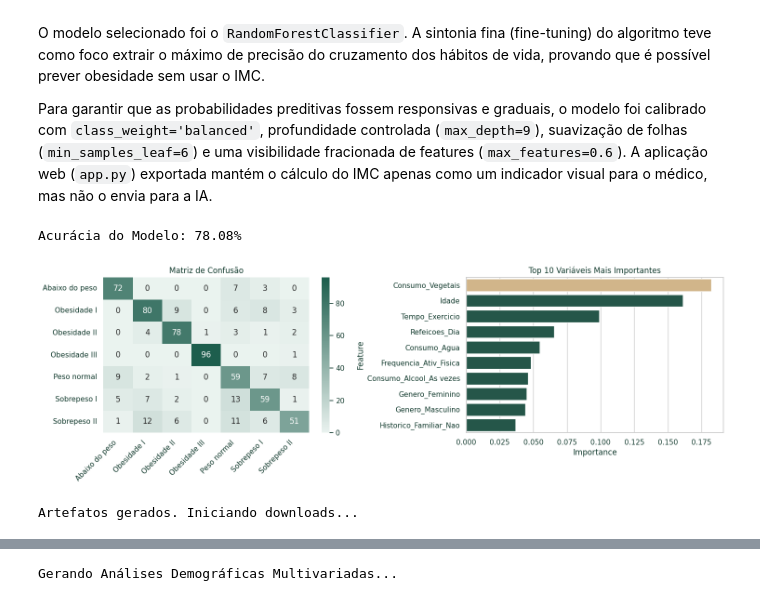
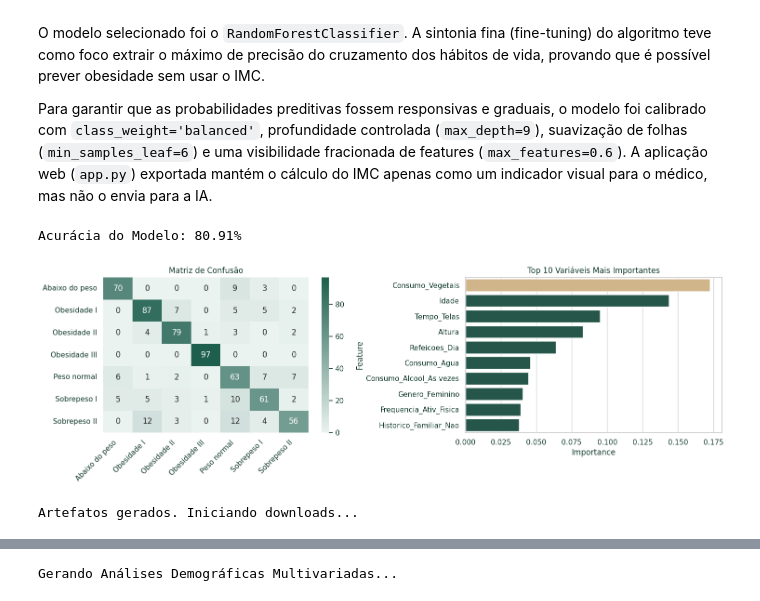
Before and after one commit to andersonserrico/notebooks-Grupo_45, a Jupyter notebook: Tech_Fase_4_Grupo_45_VFinal.ipynb, the cells around one changed output, grey strips where cells are left out. Drawn from its saved outputs; the diff is of its cells as text; code cells hidden in the pictures.

Commit message:
Versao Final
Ajustes finais do modelo para a entrega

Em vez de Tempo_exercicio, Tempo_tela para ficar alinhado com o Strimlit

```diff
--- a/Tech_Fase_4_Grupo_45_VFinal.ipynb
+++ b/Tech_Fase_4_Grupo_45_VFinal.ipynb
@@ -19,6 +21,7 @@ import joblib
 import io
 import sklearn
 import xlsxwriter
+from IPython.display import display, Markdown
 from google.colab import files
 from sklearn.model_selection import train_test_split
 from sklearn.compose import ColumnTransformer
@@ -59,7 +62,7 @@ traducao_colunas = {
     'CH2O': ('Consumo_Agua', 0),
     'SCC': ('Monitora_Calorias', {'yes': 'Sim', 'no': 'Nao'}),
     'FAF': ('Frequencia_Ativ_Fisica', 0),
-    'TUE': ('Tempo_Exercicio', 0),
+    'TUE': ('Tempo_Telas', 0),
     'CALC': ('Consumo_Alcool', {'no': 'Nao', 'Sometimes': 'As vezes', 'Frequently': 'Frequentemente', 'Always': 'Sempre'}),
     'MTRANS': ('Meio_Transporte', {'Automobile': 'Carro', 'Motorbike': 'Moto', 'Public_Transportation': 'Transporte Publico', 'Bike': 'Bicicleta', 'Walking': 'A pe'}),
     'Obesity': ('Classe_Peso', {'Insufficient_Weight': 'Abaixo do peso', 'Normal_Weight': 'Peso normal', 'Overweight_Level_I': 'Sobrepeso I', 'Overweight_Level_II': 'Sobrepeso II', 'Obesity_Type_I': 'Obesidade I', 'Obesity_Type_II': 'Obesidade II', 'Obesity_Type_III': 'Obesidade III'})
@@ -91,11 +94,11 @@ def carregar_obesidade(arquivo, tipo):
 
     # Engenharia de Features (Cálculo do IMC e Score de Atividade)
     df["IMC"] = round(df["Peso"] / (df["Altura"] ** 2), 2)
-    df['Score_Atividade'] = df['Frequencia_Ativ_Fisica'] * df['Tempo_Exercicio']
+    df['Score_Atividade'] = df['Frequencia_Ativ_Fisica'] * df['Tempo_Telas']
 
     # Tratamentos de texto para base de análise
     if tipo == 'analise':
-        colunas_escala = ['Consumo_Vegetais', 'Refeicoes_Dia', 'Consumo_Agua', 'Frequencia_Ativ_Fisica', 'Tempo_Exercicio']
+        colunas_escala = ['Consumo_Vegetais', 'Refeicoes_Dia', 'Consumo_Agua', 'Frequencia_Ativ_Fisica', 'Tempo_Telas']
         for col in colunas_escala:
             df[col] = df[col].round().astype(int)
 
@@ -103,7 +106,7 @@ def carregar_obesidade(arquivo, tipo):
         df['Refeicoes_Dia'] = df['Refeicoes_Dia'].map({1: '1 refeicao', 2: '2 refeicoes', 3: '3 refeicoes', 4: '4 ou mais'})
         df['Consumo_Agua'] = df['Consumo_Agua'].map({1: '< 1 L/dia', 2: '1-2 L/dia', 3: '> 2 L/dia'})
         df['Frequencia_Ativ_Fisica'] = df['Frequencia_Ativ_Fisica'].map({0: 'Nenhuma', 1: '1-2 dias/sem', 2: '3-4 dias/sem', 3: '5+ dias/sem'})
-        df['Tempo_Exercicio'] = df['Tempo_Exercicio'].map({0: '0-2 h/dia', 1: '3-5 h/dia', 2: '> 5 h/dia'})
+        df['Tempo_Telas'] = df['Tempo_Telas'].map({0: '0-2 h/dia', 1: '3-5 h/dia', 2: '> 5 h/dia'})
 
         df['Faixa_Etaria'] = pd.cut(df['Idade'], bins=[0, 12, 17, 39, 59, float('inf')], labels=['Infantil','Adolescente', 'Jovem Adulto', 'Adulto Meia Idade', 'Idoso'])
 
@@ -154,6 +159,6 @@ Para evitar vazamento de dados (*data leakage*) e focar o algoritmo puramente no
 # %%
 # Remoção de Peso, Altura e IMC para focar 100% nas features comportamentais e genéticas
-X = df_modelo.drop(columns=['Classe_Peso', 'Peso', 'Altura', 'IMC'])
+X = df_modelo.drop(columns=['Classe_Peso', 'Peso', 'IMC'])
 y = df_modelo['Classe_Peso']
 
 # Separação de treino e teste (com estratificação)
@@ -287,7 +292,7 @@ if st.button("Gerar Diagnóstico"):
             'Refeicoes_Dia': ref_map.get(refeicoes, 3), 'Consumo_Entre_Refeicoes': lanches,
             'Fumante': fumante, 'Consumo_Agua': h2o_map.get(agua, 2),
             'Monitora_Calorias': monitora_cal, 'Frequencia_Ativ_Fisica': atv_map.get(ativ_fisica, 0),
-            'Tempo_Exercicio': tel_map.get(telas, 0), 'Consumo_Alcool': alcool,
+            'Tempo_Telas': tel_map.get(telas, 0), 'Consumo_Alcool': alcool,
             'Meio_Transporte': transporte, 'Score_Atividade': score_atv
         }])
 
@@ -334,35 +339,35 @@ if st.button("Gerar Diagnóstico"):
         df_export.insert(5, 'IMC', imc)
         df_export['Resultado_Diagnostico'] = resultado
         df_export['Confianca_Modelo_%'] = round(confianca, 2)
 
         output = io.BytesIO()
         with pd.ExcelWriter(output, engine='xlsxwriter') as writer:
             df_export.to_excel(writer, index=False, sheet_name='Diagnostico')
 
         st.download_button(
             label="📥 Exportar Relatório da Avaliação (Excel)",
             data=output.getvalue(),
             file_name=f"diagnostico_{nome_paciente.lower().replace(' ', '_')}.xlsx",
             mime="application/vnd.openxmlformats-officedocument.spreadsheetml.sheet"
         )
 """)
 
 # 5.5. Arquivo de dependências
 with open('requirements.txt', 'w', encoding='utf-8') as f:
     f.write(f"streamlit\npandas=={pd.__version__}\nscikit-learn=={sklearn.__version__}\njoblib=={joblib.__version__}\nxlsxwriter\naltair\n")
 
 # Salvando artefatos e habilitando download local
 joblib.dump(pipeline_rf, 'modelo_obesidade_rf.pkl')
 df_analise.to_csv('obesity_tratada_grupo45.csv', index=False, sep=';', decimal=',', encoding='utf-8-sig')
 
 print("Artefatos gerados. Iniciando downloads...")
 files.download('modelo_obesidade_rf.pkl')
 files.download('obesity_tratada_grupo45.csv')
 files.download('app.py')
 files.download('requirements.txt')
 # %% [output]
-Acurácia do Modelo: 78.08%
+Acurácia do Modelo: 80.91%
-[figure, old version]
+[figure, new version]
 Artefatos gerados. Iniciando downloads...
 [interactive output not drawn]
 [interactive output not drawn]
```
Also changed, not shown: parts of 6 cells of this notebook, 2 other files.
